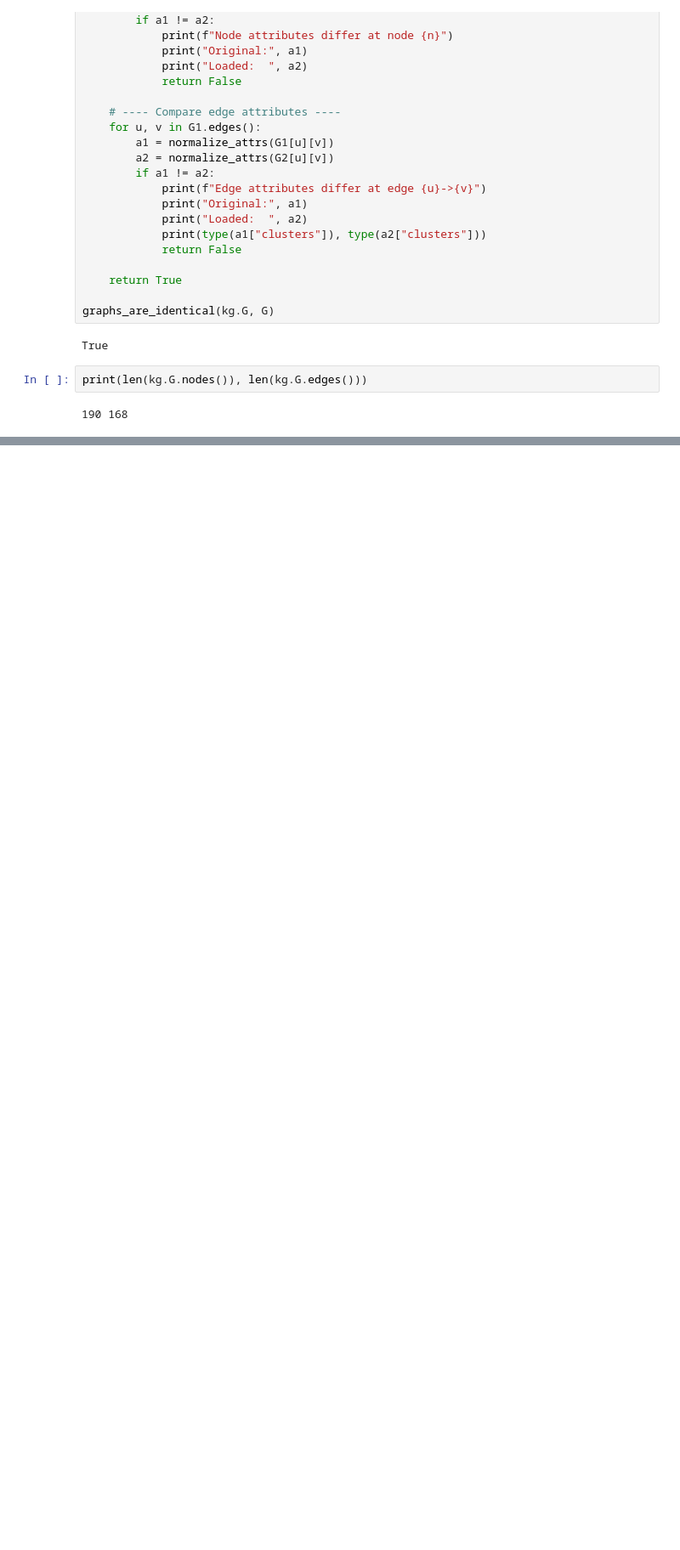
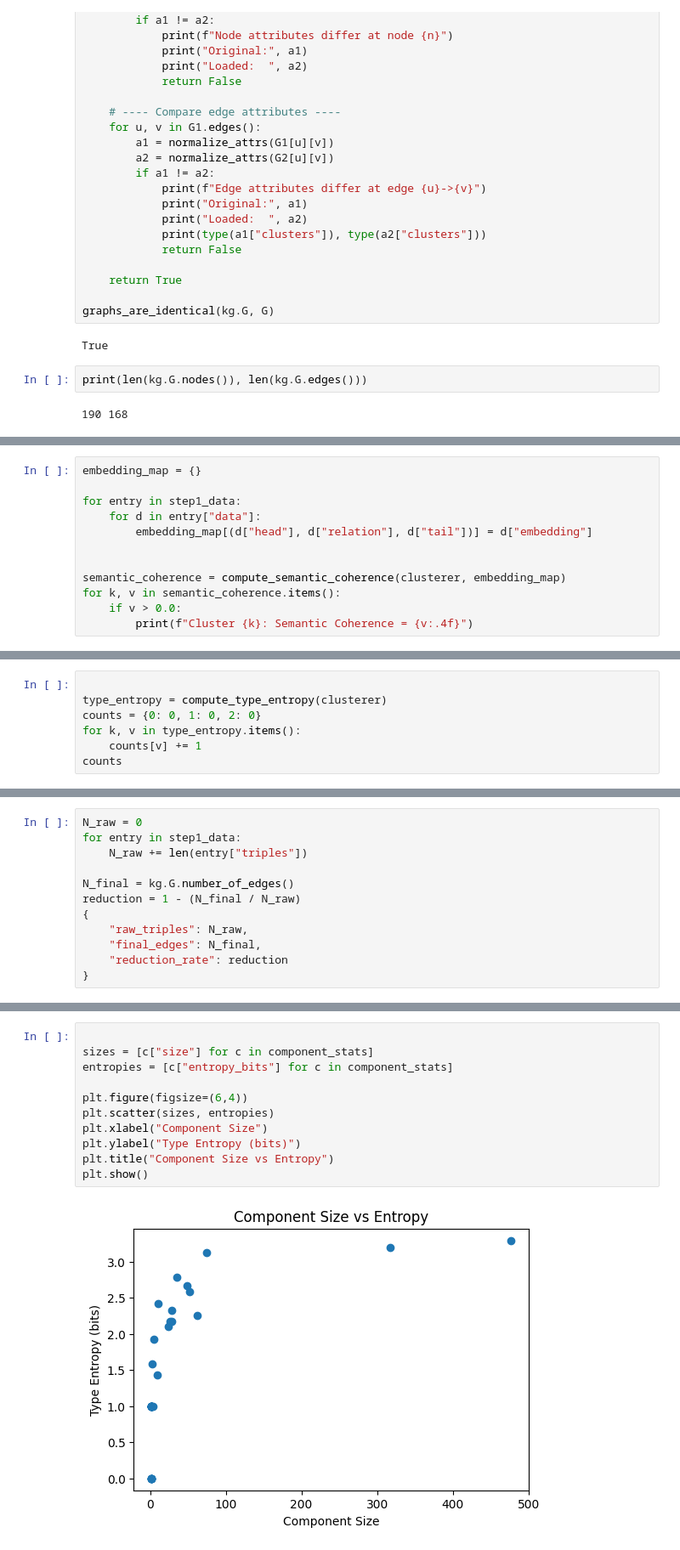
Before and after one commit to shirsho-12/KG_IB, a Jupyter notebook: ib_cleaned.ipynb, the cells around one changed output, grey strips where cells are left out. Shown at 85% size. Drawn from its saved outputs; the diff is of its cells as text; blank space fills up the shorter version.

```diff
--- a/ib_cleaned.ipynb
+++ b/ib_cleaned.ipynb
@@ -322,0 +465,12 @@ print(len(kg.G.nodes()), len(kg.G.edges()))
+# %%
+embedding_map = {}
+
+for entry in step1_data:
+    for d in entry["data"]:
+        embedding_map[(d["head"], d["relation"], d["tail"])] = d["embedding"]
+
+
+semantic_coherence = compute_semantic_coherence(clusterer, embedding_map)
+for k, v in semantic_coherence.items():
+    if v > 0.0:
+        print(f"Cluster {k}: Semantic Coherence = {v:.4f}")
@@ -322,0 +482,7 @@ print(len(kg.G.nodes()), len(kg.G.edges()))
+# %%
+
+type_entropy = compute_type_entropy(clusterer)
+counts = {0: 0, 1: 0, 2: 0}
+for k, v in type_entropy.items():
+    counts[v] += 1
+counts
@@ -322,0 +559,12 @@ print(len(kg.G.nodes()), len(kg.G.edges()))
+# %%
+N_raw = 0
+for entry in step1_data:
+    N_raw += len(entry["triples"])
+
+N_final = kg.G.number_of_edges()
+reduction = 1 - (N_final / N_raw)
+{
+    "raw_triples": N_raw,
+    "final_edges": N_final,
+    "reduction_rate": reduction
+}
@@ -322,0 +745,13 @@ print(len(kg.G.nodes()), len(kg.G.edges()))
+# %%
+
+sizes = [c["size"] for c in component_stats]
+entropies = [c["entropy_bits"] for c in component_stats]
+
+plt.figure(figsize=(6,4))
+plt.scatter(sizes, entropies)
+plt.xlabel("Component Size")
+plt.ylabel("Type Entropy (bits)")
+plt.title("Component Size vs Entropy")
+plt.show()
+# %% [output]
+[figure, added]
```
Also changed, not shown: parts of 46 cells of this notebook, 10 other files.
